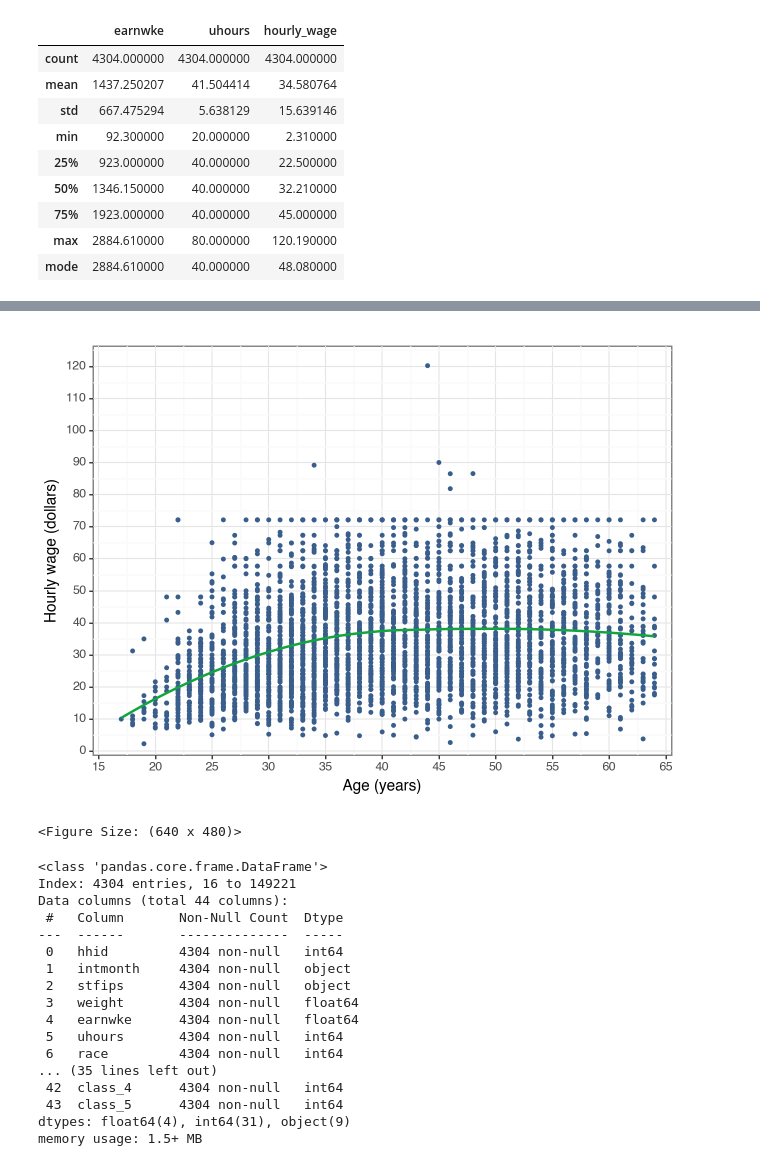
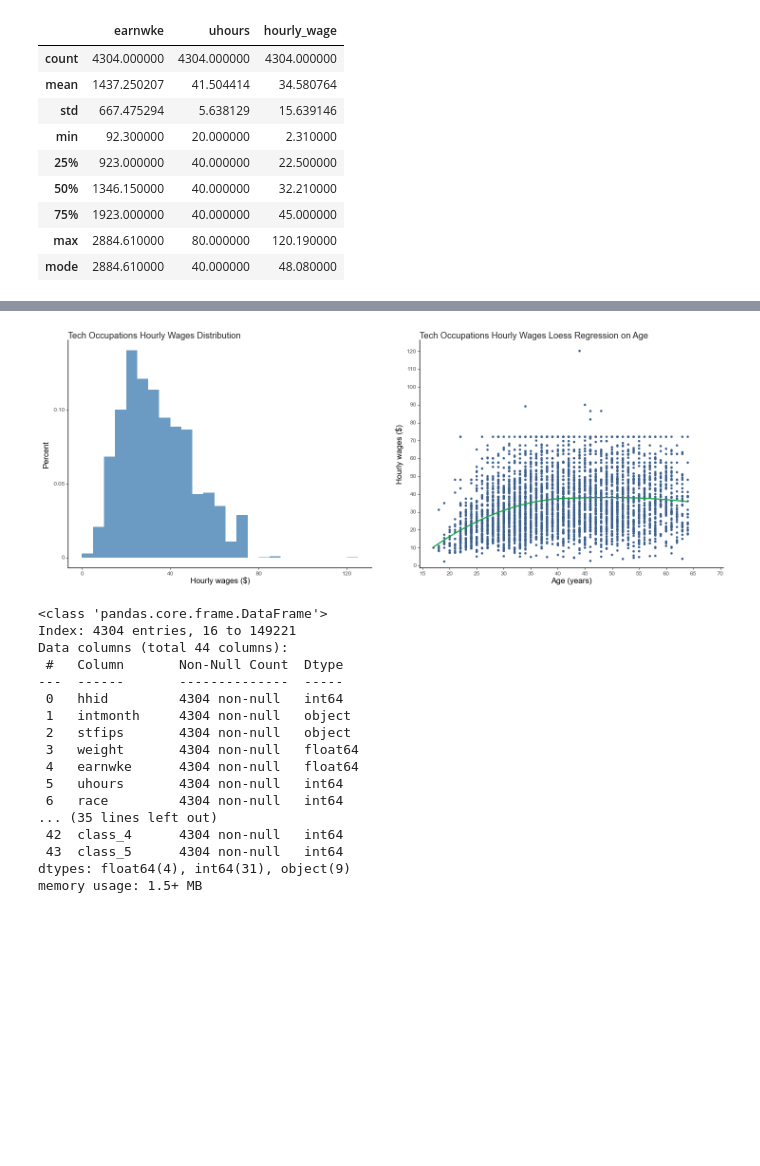
Before and after one commit to viethngn/Data_Analysis_3_ECBS5171, a Jupyter notebook: assignment1/assignment1_viethngn.ipynb, the cells around one changed output, grey strips where cells are left out. Cells and saved outputs as stored; diff of their text form; code cells hidden in the pictures; blank space fills up the shorter version.

Commit message:
Add auto install dependencies and rearrange plots

```diff
--- a/assignment1/assignment1_viethngn.ipynb
+++ b/assignment1/assignment1_viethngn.ipynb
@@ -30,9 +35,13 @@ class_dict = {
     "Government - Local": 5
 }
 
-def get_cleaned_data(src):
+def get_cleaned_data(src: str) -> pd.DataFrame:
+    '''
+    This function takes a path to a csv file, cleans it and returns the cleaned dataframe
+    :param src: path to file
+    :return: dataframe with cleaned data
+    '''
     df = pd.read_csv(src)
-    df.head()
 
     # Filter the data for:
     #   occ2012 between 7700 and 8965 (Tech occupations),
@@ -135,18 +125,23 @@ stats.T
 # %%
 # lowess
-(ggplot(cleaned_df, aes(x="age", y="hourly_wage"))
- + geom_point(color=color[0], size=1, alpha=0.8, show_legend=False, na_rm=True)
- + geom_smooth(method="loess", se=False, colour=color[1], size=1, span=0.9)
- + labs(
-    x="Age (years)", y="Hourly wage (dollars)")
- + theme_bw()
- + expand_limits(x=0.01, y=0.01)
- + scale_y_continuous(expand=(0.01, 0.01), limits=(0, 125), breaks=seq(0, 125, 10))
- + scale_x_continuous(expand=(0.01, 0.01), limits=(15, 65), breaks=seq(0, 65, 5))
+fig2 = (
+        ggplot(cleaned_df, aes(x="age", y="hourly_wage"))
+         + geom_point(color=color[0], size=1, alpha=0.8, show_legend=False, na_rm=True)
+         + geom_smooth(method="loess", se=False, colour=color[1], size=1, span=0.9)
+         + labs(x="Age (years)", y="Hourly wages ($)")
+         + theme_classic()
+         + expand_limits(x=0.01, y=0.01)
+         + scale_y_continuous(expand=(0.01, 0.01), limits=(0, 125), breaks=seq(0, 125, 10))
+         + scale_x_continuous(expand=(0.01, 0.01), limits=(15, 70), breaks=seq(0, 70, 5))
+         + ggtitle('Tech Occupations Hourly Wages Loess Regression on Age')
  )
-# %% [output]
-[figure, removed]
-<Figure Size: (640 x 480)>
+# %%
+g1 = pw.load_ggplot(fig1)
+g2 = pw.load_ggplot(fig2)
+graph = g1|g2
+graph.savefig()
+# %% [output]
+[figure, added]
 # %%
 ### Cross validate OLS with combining sklearn k-fold cross validation and statsmodels ols formula
 
```
Also changed, not shown: parts of 6 cells of this notebook, 1 other file.
